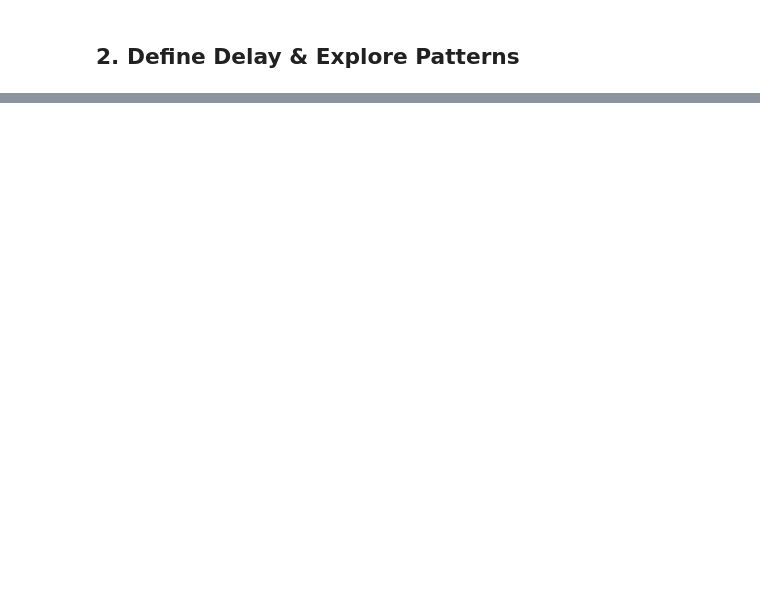
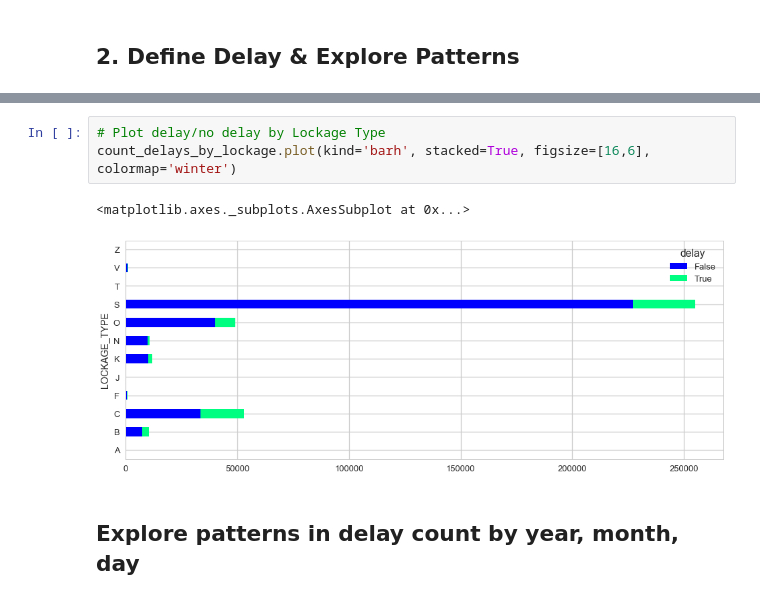
Before and after one commit to PassMoreHeat/springboard, a Jupyter notebook: Capstone_2/Data_Story_EDA_Statistics_LPMS.ipynb, the cells around one changed output, grey strips where cells are left out. Saved outputs shown, nothing was run; the diff lists cells and outputs as text; blank space fills up the shorter version.

```diff
--- a/Capstone_2/Data_Story_EDA_Statistics_LPMS.ipynb
+++ b/Capstone_2/Data_Story_EDA_Statistics_LPMS.ipynb
@@ -95,0 +280,8 @@ traf_sample['delay'] = traf_sample['delay_time'].apply(lambda x: x > 65)
+# %%
+# Plot delay/no delay by Lockage Type
+count_delays_by_lockage.plot(kind='barh', stacked=True, figsize=[16,6], colormap='winter')
+# %% [output]
+<matplotlib.axes._subplots.AxesSubplot at 0x...>
+[figure, added]
+# %% [markdown]
+## Explore patterns in delay count by year, month, day
```
Also changed, not shown: parts of 49 cells of this notebook.
